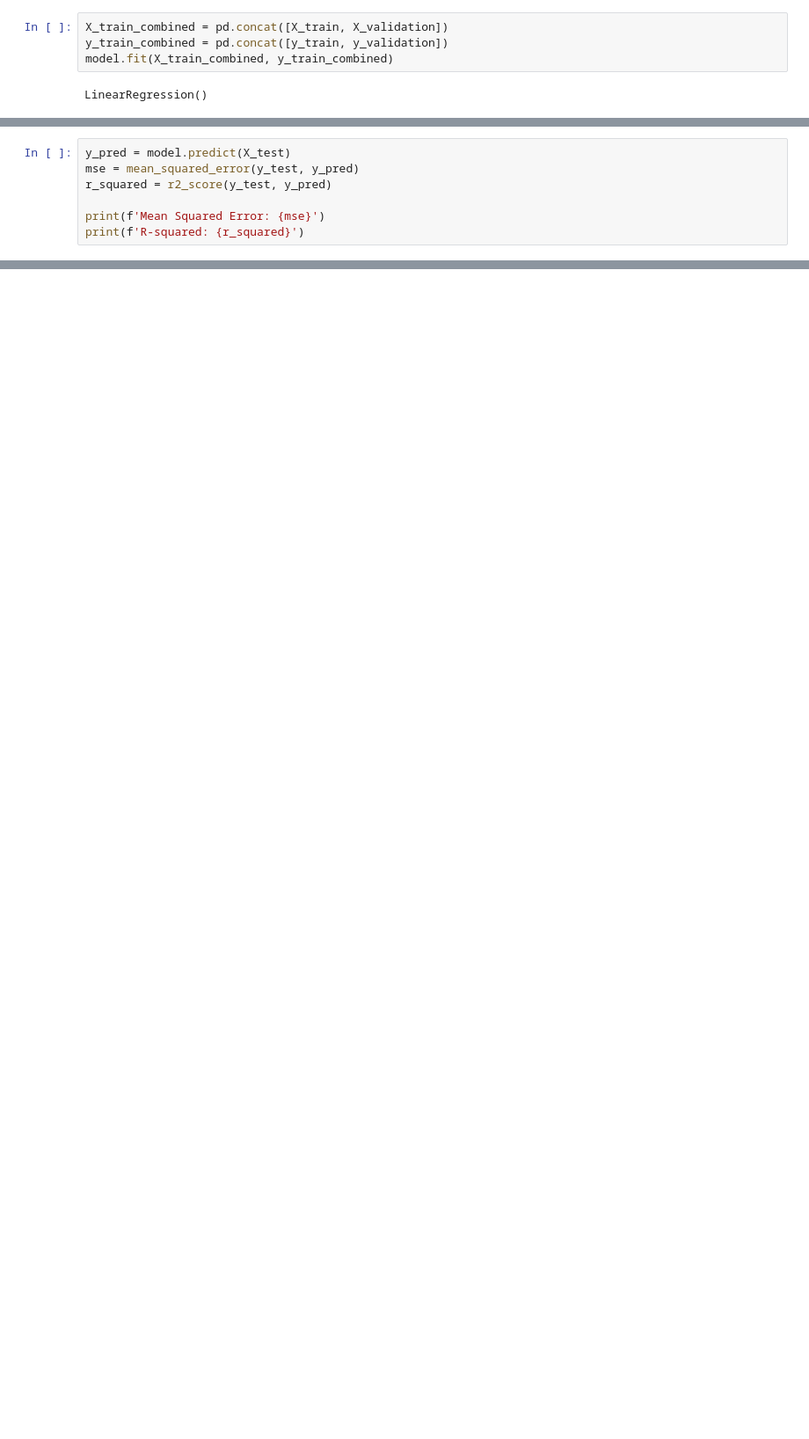
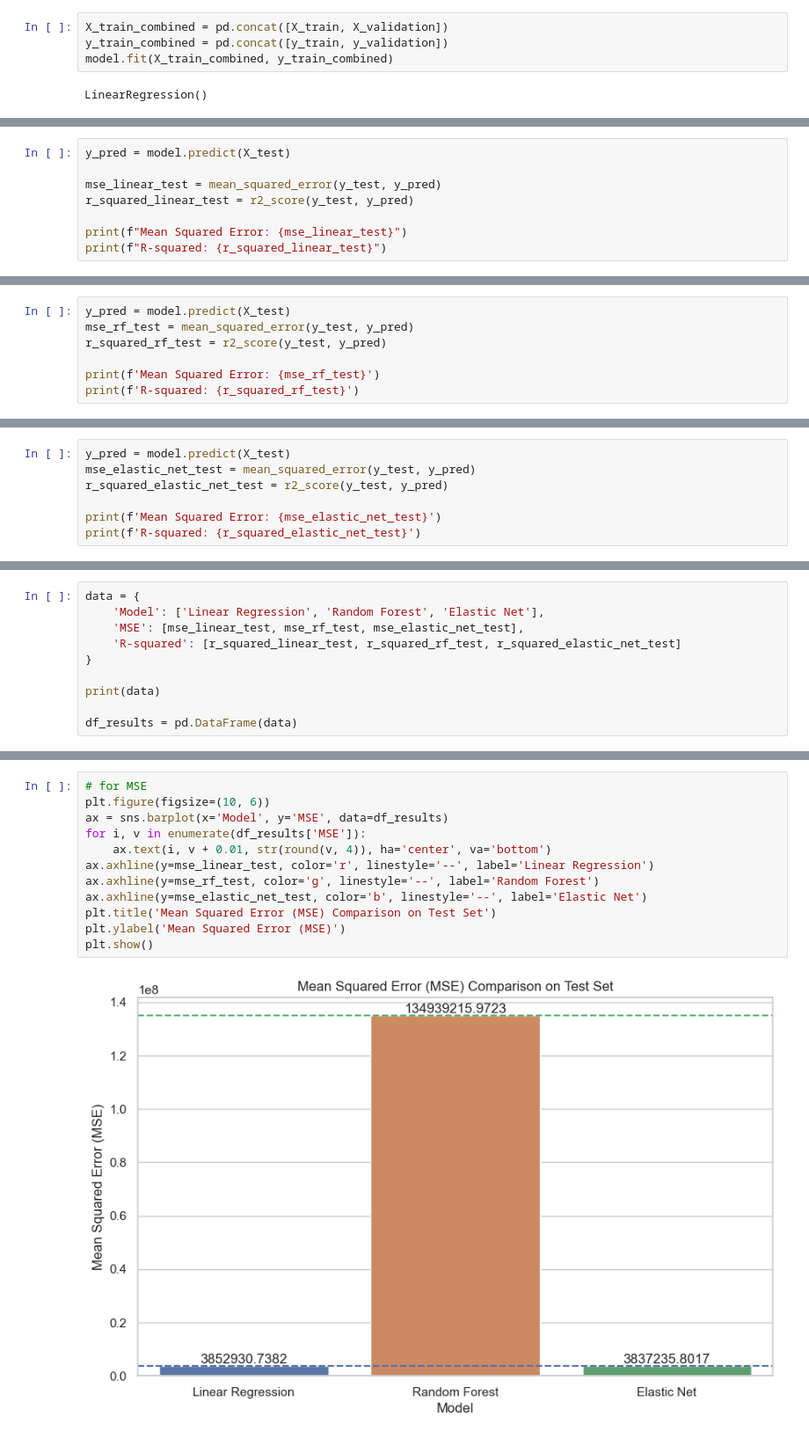
Before and after one commit to Namiscrea7or/SWE-Salary, a Jupyter notebook: notebooks/5 - Data-modeling.ipynb, the cells around one changed output, grey strips where cells are left out. Shown at 88% size. Saved outputs shown, nothing was run; the diff lists cells and outputs as text; blank space fills up the shorter version.

Commit message:
data_modeling - add visualize the results

```diff
--- a/notebooks/5 - Data-modeling.ipynb
+++ b/notebooks/5 - Data-modeling.ipynb
@@ -242,0 +253,8 @@ LinearRegression()
+# %%
+y_pred = model.predict(X_test)
+
+mse_linear_test = mean_squared_error(y_test, y_pred)
+r_squared_linear_test = r2_score(y_test, y_pred)
+
+print(f"Mean Squared Error: {mse_linear_test}")
+print(f"R-squared: {r_squared_linear_test}")
@@ -260,0 +295,7 @@ X_train, X_validation, y_train, y_validation = train_test_split(X_train, y_train
+# %%
+y_pred = model.predict(X_test)
+mse_rf_test = mean_squared_error(y_test, y_pred)
+r_squared_rf_test = r2_score(y_test, y_pred)
+
+print(f'Mean Squared Error: {mse_rf_test}')
+print(f'R-squared: {r_squared_rf_test}')
@@ -282,8 +335,8 @@ RandomForestRegressor()
 # %%
 y_pred = model.predict(X_test)
-mse = mean_squared_error(y_test, y_pred)
-r_squared = r2_score(y_test, y_pred)
+mse_elastic_net_test = mean_squared_error(y_test, y_pred)
+r_squared_elastic_net_test = r2_score(y_test, y_pred)
 
-print(f'Mean Squared Error: {mse}')
-print(f'R-squared: {r_squared}')
+print(f'Mean Squared Error: {mse_elastic_net_test}')
+print(f'R-squared: {r_squared_elastic_net_test}')
 # %% [output]
@@ -330,0 +353,10 @@ R-squared: 0.9998167112231899
+# %%
+data = {
+    'Model': ['Linear Regression', 'Random Forest', 'Elastic Net'],
+    'MSE': [mse_linear_test, mse_rf_test, mse_elastic_net_test],
+    'R-squared': [r_squared_linear_test, r_squared_rf_test, r_squared_elastic_net_test]
+}
+
+print(data)
+
+df_results = pd.DataFrame(data)
@@ -330,0 +365,14 @@ R-squared: 0.9998167112231899
+# %%
+# for MSE
+plt.figure(figsize=(10, 6))
+ax = sns.barplot(x='Model', y='MSE', data=df_results)
+for i, v in enumerate(df_results['MSE']):
+    ax.text(i, v + 0.01, str(round(v, 4)), ha='center', va='bottom')
+ax.axhline(y=mse_linear_test, color='r', linestyle='--', label='Linear Regression')
+ax.axhline(y=mse_rf_test, color='g', linestyle='--', label='Random Forest')
+ax.axhline(y=mse_elastic_net_test, color='b', linestyle='--', label='Elastic Net')
+plt.title('Mean Squared Error (MSE) Comparison on Test Set')
+plt.ylabel('Mean Squared Error (MSE)')
+plt.show()
+# %% [output]
+[figure, added]
```
Also changed, not shown: parts of 43 cells of this notebook.
